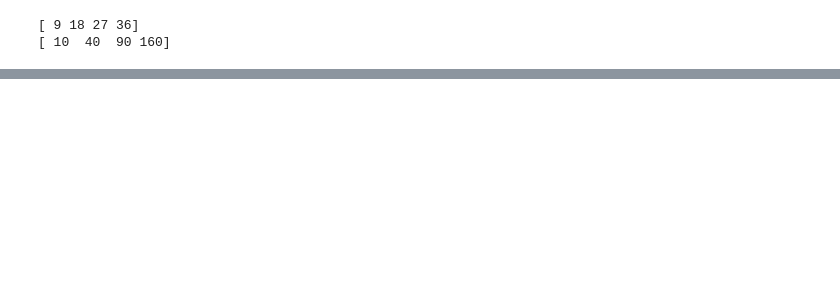
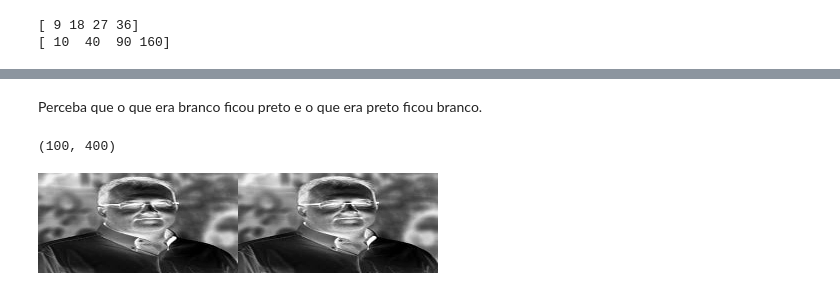
Before and after one commit to pedrozenatte/ciencia-de-dados-estudo, a Jupyter notebook: introducao-ciencia-de-dados/modulo-1/6_matriz_manipulacao.ipynb, the cells around one changed output, grey strips where cells are left out. Saved outputs shown, nothing was run; the diff lists cells and outputs as text; code cells hidden in the pictures; blank space fills up the shorter version.

```diff
--- a/introducao-ciencia-de-dados/modulo-1/6_matriz_manipulacao.ipynb
+++ b/introducao-ciencia-de-dados/modulo-1/6_matriz_manipulacao.ipynb
@@ -39,0 +226,14 @@ print(celsius)
+# %% [markdown]
+Perceba que o que era branco ficou preto e o que era preto ficou branco.
+# %%
+# Como isso poderia ser pensado como uma matriz gigante de bytes e essa forma era uma abastração, poderíamos decidir remodelar a matriz e ainda tentar renderizá-la.
+# O PIL está interpretando as linhas individuas como linhas, então podemos alterar o número de linhas e colunas se quisermos.
+
+reshaped = np.reshape(matriz_modificada, (100, 400))
+# ATENÇÃO: Estamos alterando a largura e a altura, mas teremos a mesma quantidade de células (antes: 200x200 = 40000, agora: 100x400 = 40000 células)
+print(reshaped.shape)
+
+display(Image.fromarray(reshaped))
+# %% [output]
+(100, 400)
+[figure, added]
```
Also changed, not shown: parts of 23 cells of this notebook.
